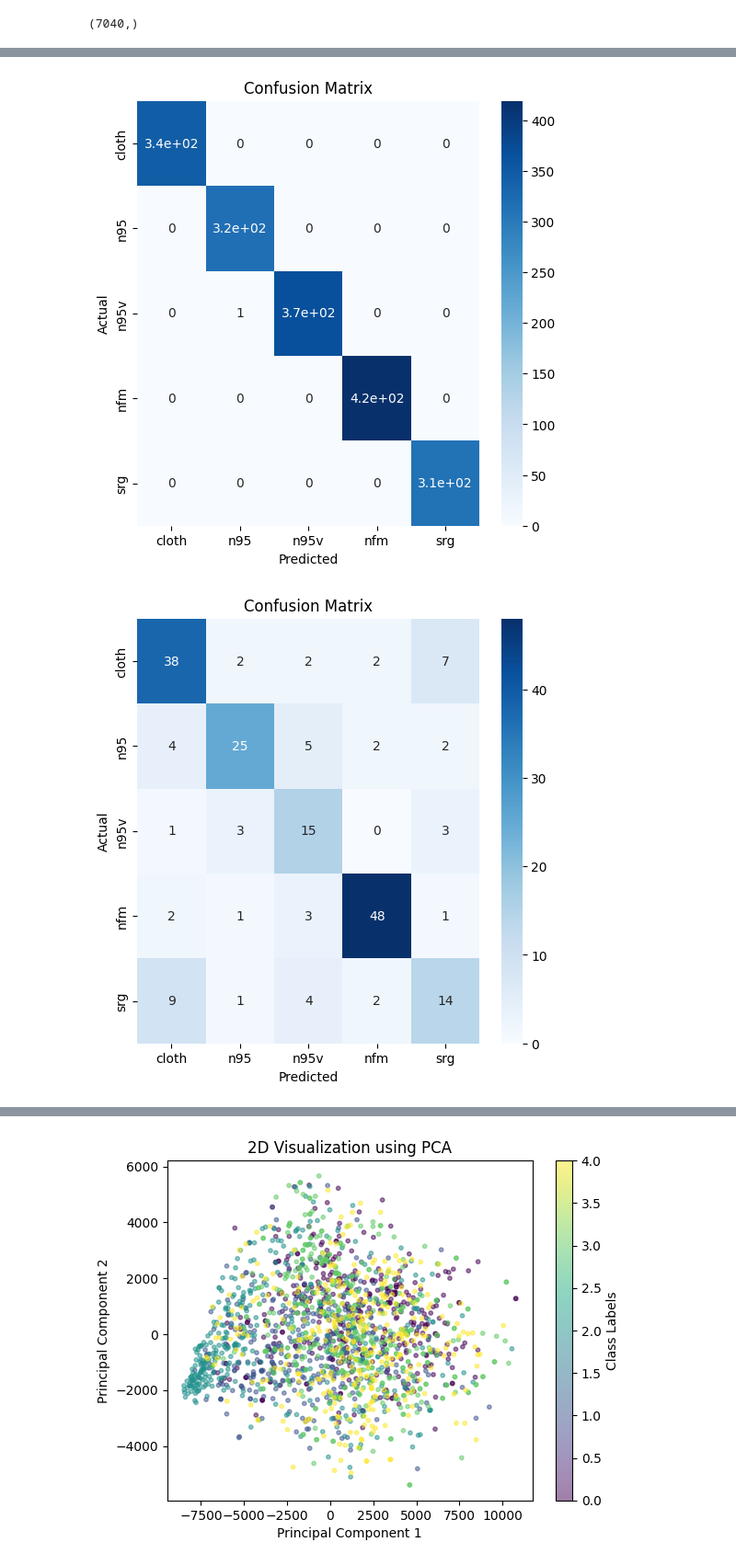
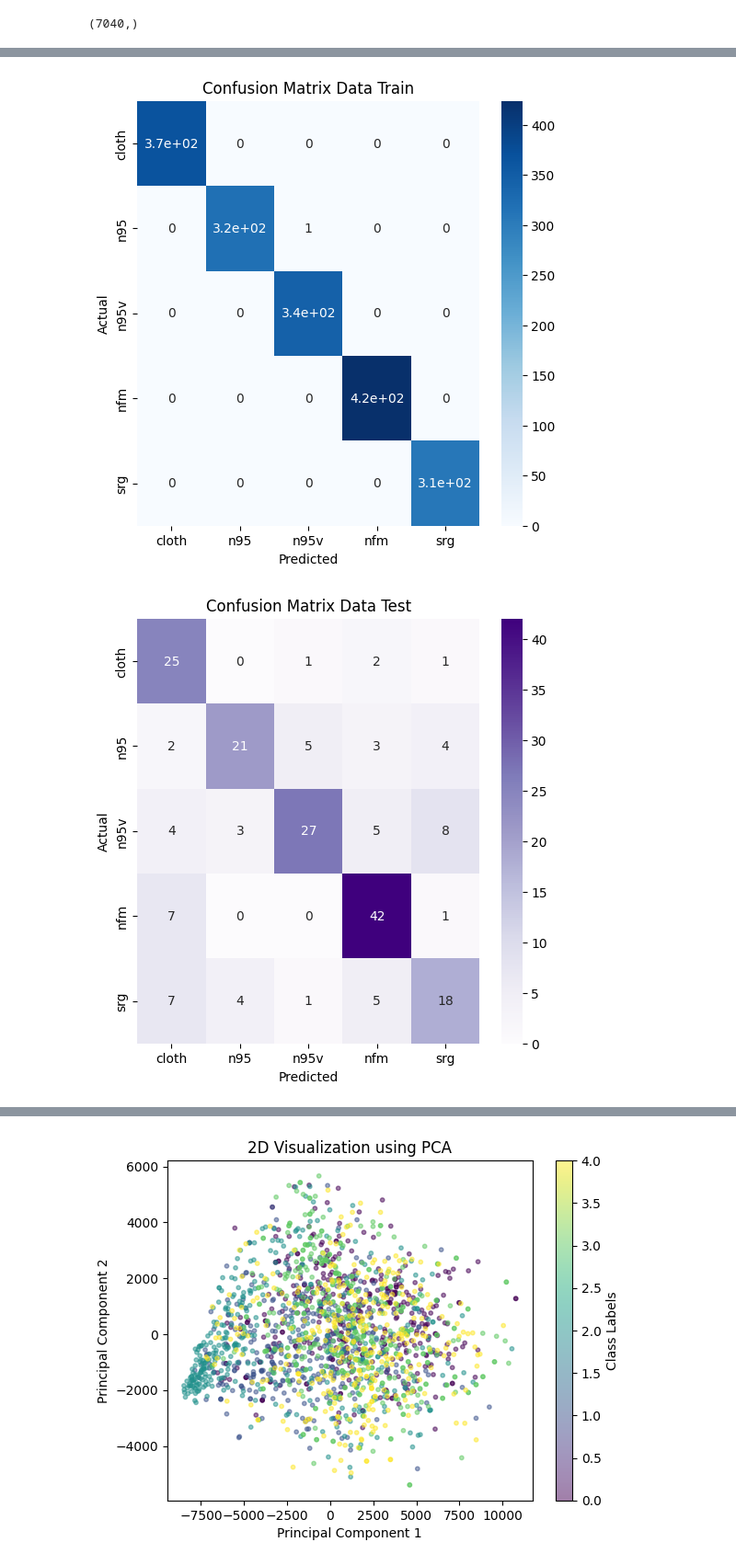
Before and after one commit to ibrahimfe/Data_Science_Project, a Jupyter notebook: face-mask-classification-with-svm.ipynb, the cells around one changed output, grey strips where cells are left out. Shown at 92% size. Cells and saved outputs as stored; diff of their text form; code cells hidden in the pictures.

```diff
--- a/face-mask-classification-with-svm.ipynb
+++ b/face-mask-classification-with-svm.ipynb
@@ -129,7 +129,7 @@ augmented_images_arr = np.concatenate((augmented_images, X_train.reshape(-1, IMG
 # %%
 augmented_images2 = []
 datagen = ImageDataGenerator(brightness_range=[0.5,2.0])
-for original_image in X_train:
+for original_image in augmented_images:
     # Expand dimensions to create a batch of one image
     original_image = np.reshape(original_image,(IMG_SIZE, IMG_SIZE, 3))
     original_image = np.expand_dims(original_image, axis=0)
@@ -142,14 +142,14 @@ for original_image in X_train:
 
     # Append augmented image to the list
     augmented_images2.append(augmented_image)
-augmented_images = np.array(augmented_images)
+augmented_images2 = np.array(augmented_images2)
 augmented_images_arr = np.concatenate((augmented_images2, augmented_images_arr))
 # %%
 augmented_images1 = []
 datagen = ImageDataGenerator(
     horizontal_flip=True,
     vertical_flip=True)
-for original_image in X_train:
+for original_image in augmented_images2:
     # Expand dimensions to create a batch of one image
     original_image = np.reshape(original_image,(IMG_SIZE, IMG_SIZE, 3))
     original_image = np.expand_dims(original_image, axis=0)
@@ -162,7 +162,7 @@ for original_image in X_train:
 
     # Append augmented image to the list
     augmented_images1.append(augmented_image)
-augmented_images = np.array(augmented_images1)
+augmented_images1 = np.array(augmented_images1)
 augmented_images_arr = np.concatenate((augmented_images1, augmented_images_arr))
 reshaped_aug_arr = augmented_images_arr.reshape(len(augmented_images_arr), -1)
 reshaped_aug_arr.shape
@@ -180,7 +180,7 @@ from sklearn.svm import SVC
 
 # Latih model SVM dengan data yang diperoleh
 start_time = time.time()
-model = SVC(kernel='rbf', gamma='scale', C=10, class_weight='balanced', verbose=1)
+model = SVC(kernel='rbf', gamma='scale', C=10, class_weight='balanced')
 model.fit(reshaped_aug_arr, y_train_aug)
 print("Finished Training Model")
 
@@ -266,17 +312,17 @@ plt.ylabel('Actual')
 plt.title('Confusion Matrix Data Train')
 plt.show()
 # %% [output]
-[figure, old version]
+[figure, new version]
 # %%
 cm = confusion_matrix(y_test, predicted)
 plt.figure(figsize=(6, 6))
-sns.heatmap(cm, annot=True, cmap='Blues', xticklabels=['cloth', 'n95', 'n95v', 'nfm', 'srg'], yticklabels=['cloth', 'n95', 'n95v', 'nfm', 'srg'])
+sns.heatmap(cm, annot=True, cmap='Purples', xticklabels=['cloth', 'n95', 'n95v', 'nfm', 'srg'], yticklabels=['cloth', 'n95', 'n95v', 'nfm', 'srg'])
 plt.xlabel('Predicted')
 plt.ylabel('Actual')
 plt.title('Confusion Matrix Data Test')
 plt.show()
 # %% [output]
-[figure, old version]
+[figure, new version]
 # %%
 cm = confusion_matrix(test_target, validation)
 plt.figure(figsize=(6, 6))
```
Also changed, not shown: parts of 10 cells of this notebook.
